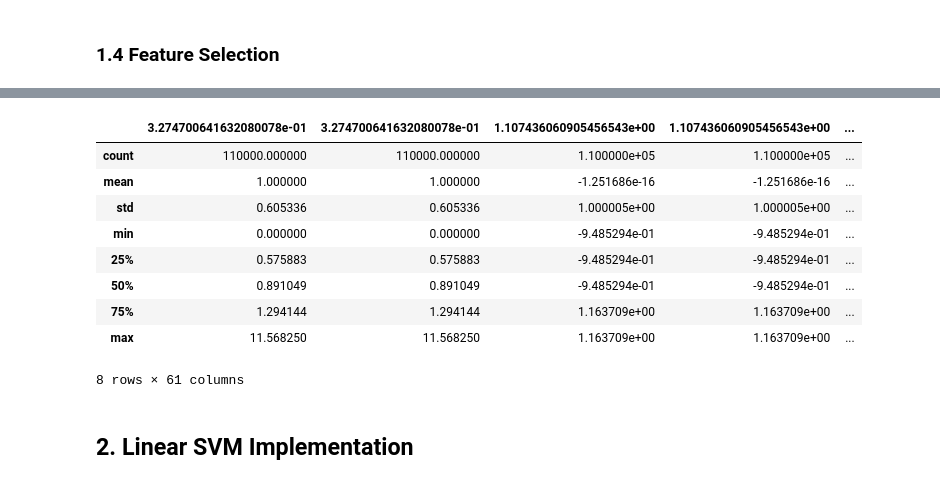
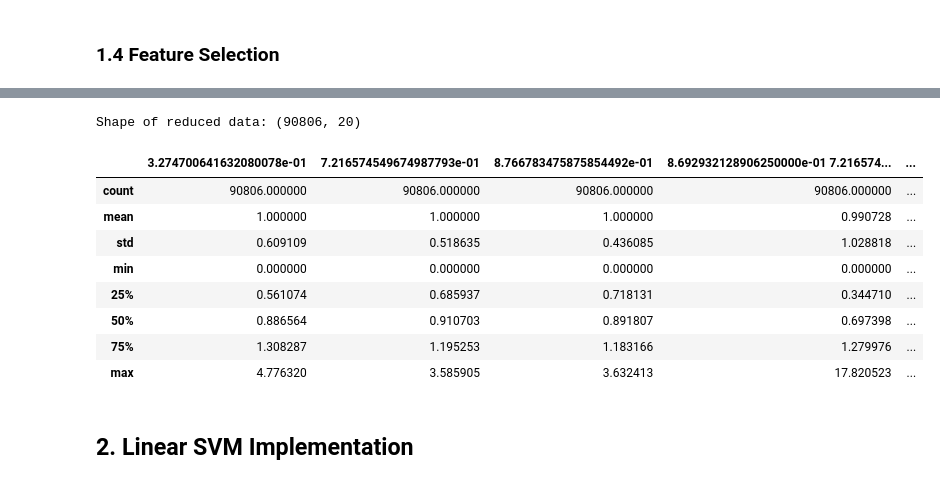
Before and after one commit to harshit-jain52/CS60050, a Jupyter notebook: assgn03/A3_Part1.ipynb, the cells around one changed output, grey strips where cells are left out. Cells and saved outputs as stored; diff of their text form; code cells hidden in the pictures.

```diff
--- a/assgn03/A3_Part1.ipynb
+++ b/assgn03/A3_Part1.ipynb
@@ -18,7 +28,7 @@ from sklearn.metrics.pairwise import rbf_kernel, linear_kernel
 # %%
 # Load HIGGS_sample
 
-filepath = "./HIGGS_sample.csv"
+filepath = "/content/HIGGS_sample.csv"
 read_data = pd.read_csv(filepath)
 data = read_data.drop(columns=['1.000000000000000000e+00'])
 target = read_data['1.000000000000000000e+00']
@@ -128,20 +128,31 @@ plt.show()
 # %%
+print(f"Shape before removing outliers: {data.shape}")
+
 outliers = {}
+outlier_indices = set()
 
 for column in data.columns:
     skewness = data[column].skew()
 
     if abs(skewness) < 0.5:  # Approximately normal - Use Z-score
-        threshold = 3
+        threshold = 4
         z_scores = zscore(data[column].dropna())
         outliers[column] = data[column][np.abs(z_scores) > threshold]
+        outlier_indices.update(outliers[column].index)
         print(f"{column}: Z-score method detected {len(outliers[column])} outliers")
     else:  # Skewed or non-normal - Use IQR
+        threshold = 4.5
         Q1 = data[column].quantile(0.25)
         Q3 = data[column].quantile(0.75)
         IQR = Q3 - Q1
         outliers[column] = data[column][
-            (data[column] < Q1 - 2 * IQR) | (data[column] > Q3 + 1.5 * IQR)
+            (data[column] < Q1 - threshold * IQR) | (data[column] > Q3 + threshold * IQR)
         ]
+        outlier_indices.update(outliers[column].index)
         print(f"{column}: IQR method detected {len(outliers[column])} outliers")
+
+# Remove rows with outliers
+data_cleaned = data.drop(index=outlier_indices)
+target = target.drop(index=outlier_indices)
+print(f"Shape after removing outliers: {data_cleaned.shape}")
 # %% [output]
@@ -169,11 +180,11 @@ for column in data.columns:
 ~ [Searching for Exotic Particles in High-Energy Physics with Deep Learning](https://arxiv.org/pdf/1402.4735)
 # %%
 # Identify columns with strictly positive values
-positive_only_columns = [col for col in data.columns if (data[col] > 0).all()]
+positive_only_columns = [col for col in data_cleaned.columns if (data_cleaned[col] > 0).all()]
 
 # Separate data into positive-only and other columns
-data_positive_only = data[positive_only_columns]
-data_other = data.drop(columns=positive_only_columns)
+data_positive_only = data_cleaned[positive_only_columns]
+data_other = data_cleaned.drop(columns=positive_only_columns)
 
 # Standardize columns with both positive and negative values
 scaler = StandardScaler()
@@ -248,0 +240,8 @@ Index(['8.692932128906250000e-01', '-6.350818276405334473e-01',
+# %%
+# Check for duplicate column names in the data_engineered DataFrame
+duplicate_columns = data_engineered.columns[data_engineered.columns.duplicated()]
+
+# Remove duplicates
+data_engineered = data_engineered.loc[:, ~data_engineered.columns.duplicated()]
+
+data_engineered.columns
@@ -249,23 +266,23 @@ Index(['8.692932128906250000e-01', '-6.350818276405334473e-01',
 # %%
-# Initialize SelectKBest to select the top 50 features
-select_kbest = SelectKBest(score_func=f_classif, k=50)
+select_kbest = SelectKBest(score_func=f_classif, k=20)
 select_kbest.fit(data_engineered, target)
 
 # Get the selected features
 selected_features_kbest = data_engineered.columns[select_kbest.get_support()]
 data_reduced = data_engineered[list(selected_features_kbest)]
+print(f"Shape of reduced data: {data_reduced.shape}")
 data_reduced.describe()
 # %% [output]
+Shape of reduced data: (90806, 20)
-|  | 3.274700641632080078e-01 | 3.274700641632080078e-01 | 1.107436060905456543e+00 | 1.107436060905456543e+00 | ... |
-| count | 110000.000000 | 110000.000000 | 1.100000e+05 | 1.100000e+05 | ... |
-| mean | 1.000000 | 1.000000 | -1.251686e-16 | -1.251686e-16 | ... |
-| std | 0.605336 | 0.605336 | 1.000005e+00 | 1.000005e+00 | ... |
-| min | 0.000000 | 0.000000 | -9.485294e-01 | -9.485294e-01 | ... |
-| 25% | 0.575883 | 0.575883 | -9.485294e-01 | -9.485294e-01 | ... |
-| 50% | 0.891049 | 0.891049 | -9.485294e-01 | -9.485294e-01 | ... |
-| 75% | 1.294144 | 1.294144 | 1.163709e+00 | 1.163709e+00 | ... |
-| max | 11.568250 | 11.568250 | 1.163709e+00 | 1.163709e+00 | ... |
+|  | 3.274700641632080078e-01 | 7.216574549674987793e-01 | 8.766783475875854492e-01 | 8.692932128906250000e-01 7.216574... | ... |
+| count | 90806.000000 | 90806.000000 | 90806.000000 | 90806.000000 | ... |
+| mean | 1.000000 | 1.000000 | 1.000000 | 0.990728 | ... |
+| std | 0.609109 | 0.518635 | 0.436085 | 1.028818 | ... |
+| min | 0.000000 | 0.000000 | 0.000000 | 0.000000 | ... |
+| 25% | 0.561074 | 0.685937 | 0.718131 | 0.344710 | ... |
+| 50% | 0.886564 | 0.910703 | 0.891807 | 0.697398 | ... |
+| 75% | 1.308287 | 1.195253 | 1.183166 | 1.279976 | ... |
+| max | 4.776320 | 3.585905 | 3.632413 | 17.820523 | ... |
-8 rows × 61 columns
 # %% [markdown]
 ## 2. Linear SVM Implementation
 # %% [markdown]
```
Also changed, not shown: parts of 23 cells of this notebook, 1 other file.
